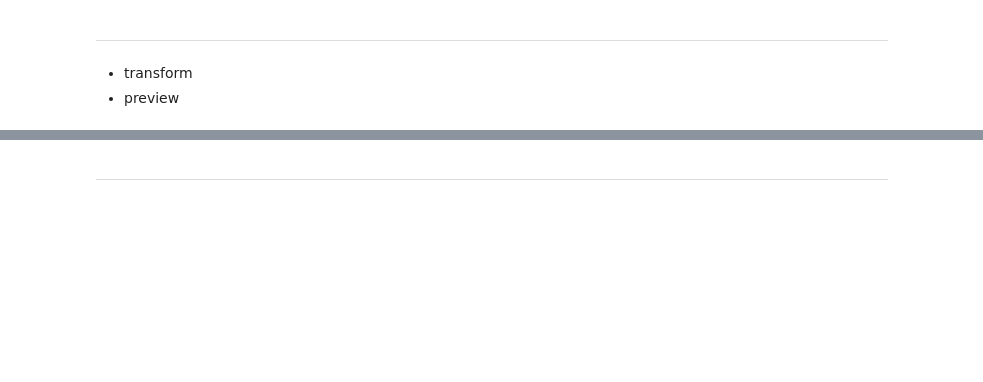
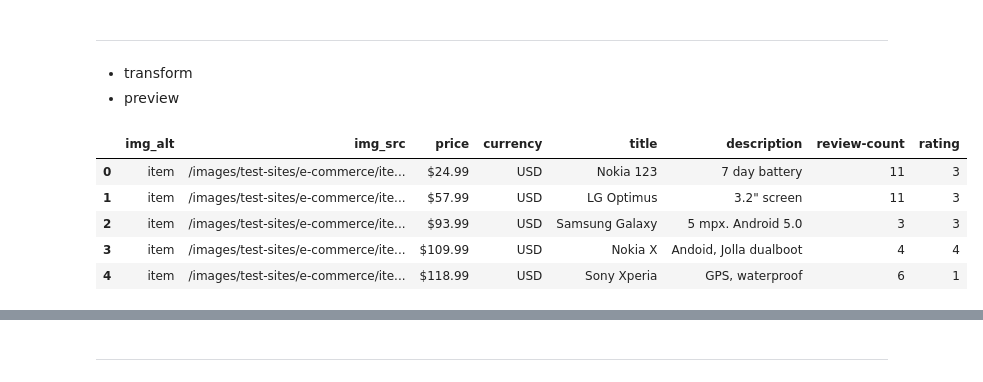
Before and after one commit to guguandiledontsa/web-scraping-task1, a Jupyter notebook: src/main/scraping.ipynb, the cells around one changed output, grey strips where cells are left out. Cells and saved outputs as stored; diff of their text form; code cells hidden in the pictures; blank space fills up the shorter version.

Commit message:
update scraping.ipynb: got more data from all-in-one

```diff
--- a/src/main/scraping.ipynb
+++ b/src/main/scraping.ipynb
@@ -150,7 +152,7 @@ def page_processor(soup, extraction_jobs):
 
 
 
-def pager(base, next_page_selectors, max_pages, fetcher=make_soup, callback=page_processor, **kwargs):
+def pager(base, next_page_selectors, max_pages=3, fetcher=make_soup, callback=page_processor, **kwargs):
     """
     Iterate through paginated links starting from `base`.
     :param callback: A function that can process a single soup object and return
@@ -360,0 +389,6 @@ scraped_data = pager(
+# %%
+scraped_data_1_phones = pager(
+    base="https://webscraper.io/test-sites/e-commerce/static/phones/touch",
+    next_page_selectors=[(".page-item", ".next")],
+    extraction_jobs=allinone_extractions
+)
@@ -378,6 +440,9 @@ scraped_data_2 = pager(
 # %%
 _ =join_page_records(scraped_data, 'laptops')
 df = transformer(_)
+# %%
+_ =join_page_records(scraped_data_1_phones, 'laptops')
+df_phones = transformer(_)
 # %% [markdown]
 ---
 # %%
@@ -389,6 +454,15 @@ categories_df = pd.DataFrame(_[0])
 # %% [markdown]
 - transform
 - preview
+# %%
+df_phones.head()
+# %% [output]
+|  | img_alt | img_src | price | currency | title | description | review-count | rating |
+| 0 | item | /images/test-sites/e-commerce/ite... | $24.99 | USD | Nokia 123 | 7 day battery | 11 | 3 |
+| 1 | item | /images/test-sites/e-commerce/ite... | $57.99 | USD | LG Optimus | 3.2" screen | 11 | 3 |
+| 2 | item | /images/test-sites/e-commerce/ite... | $93.99 | USD | Samsung Galaxy | 5 mpx. Android 5.0 | 3 | 3 |
+| 3 | item | /images/test-sites/e-commerce/ite... | $109.99 | USD | Nokia X | Andoid, Jolla dualboot | 4 | 4 |
+| 4 | item | /images/test-sites/e-commerce/ite... | $118.99 | USD | Sony Xperia | GPS, waterproof | 6 | 1 |
 # %%
 df["price"] = df["price"].replace(r"[^\d\.]", "", regex=True).astype(float)
 df.head()
```
Also changed, not shown: parts of 14 cells of this notebook.
